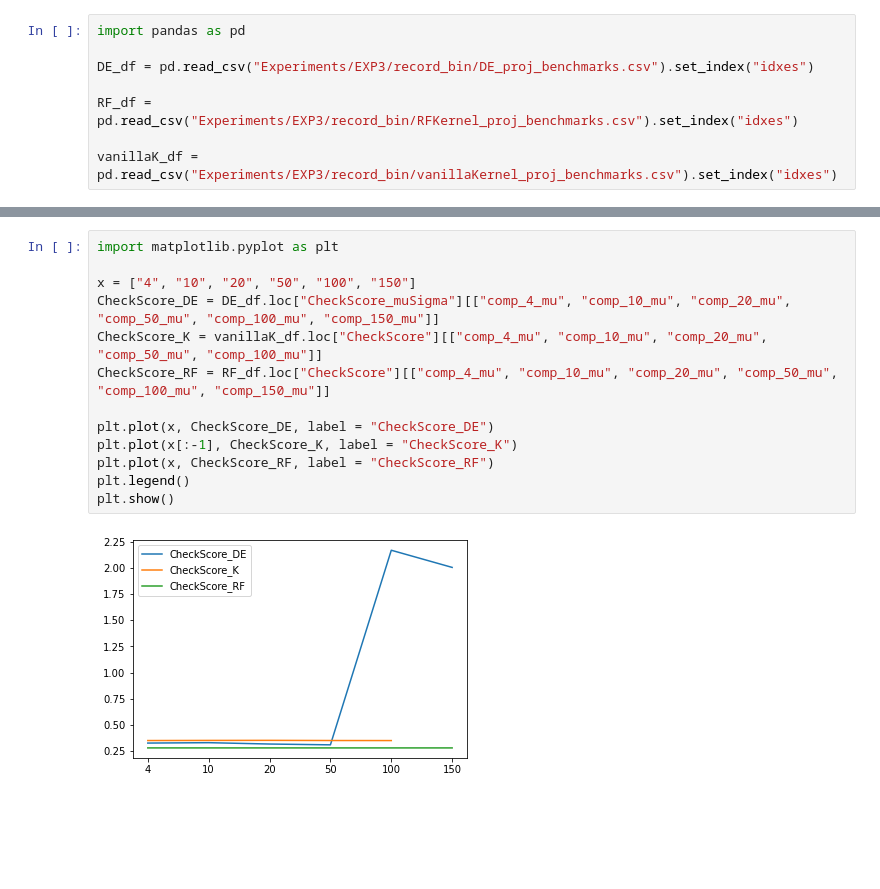
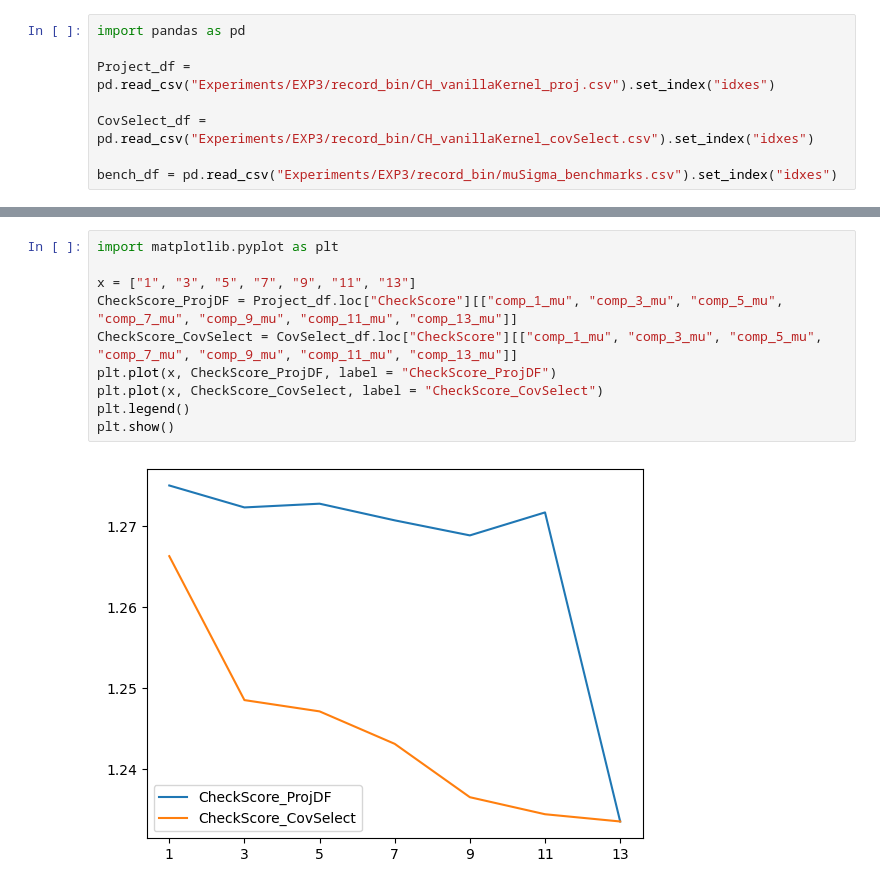
Before and after one commit to TurquoiseKitty/CalibrationOfficial, a Jupyter notebook: EXP3_projPlot.ipynb, the cells around one changed output, grey strips where cells are left out. Cells and saved outputs as stored; diff of their text form; blank space fills up the shorter version.

```diff
--- a/EXP3_projPlot.ipynb
+++ b/EXP3_projPlot.ipynb
@@ -1,11 +1,11 @@
 # %%
 import pandas as pd
 
-DE_df = pd.read_csv("Experiments/EXP3/record_bin/DE_proj_benchmarks.csv").set_index("idxes")
+Project_df = pd.read_csv("Experiments/EXP3/record_bin/CH_vanillaKernel_proj.csv").set_index("idxes")
 
-RF_df = pd.read_csv("Experiments/EXP3/record_bin/RFKernel_proj_benchmarks.csv").set_index("idxes")
+CovSelect_df = pd.read_csv("Experiments/EXP3/record_bin/CH_vanillaKernel_covSelect.csv").set_index("idxes")
 
-vanillaK_df = pd.read_csv("Experiments/EXP3/record_bin/vanillaKernel_proj_benchmarks.csv").set_index("idxes")
+bench_df = pd.read_csv("Experiments/EXP3/record_bin/muSigma_benchmarks.csv").set_index("idxes")
 # %%
 import matplotlib.pyplot as plt
 
@@ -39,15 +56,12 @@ plt.show()
 # %%
 import matplotlib.pyplot as plt
 
-x = ["4", "10", "20", "50", "100", "150"]
-CheckScore_DE = DE_df.loc["CheckScore_muSigma"][["comp_4_mu", "comp_10_mu", "comp_20_mu", "comp_50_mu", "comp_100_mu", "comp_150_mu"]]
-CheckScore_K = vanillaK_df.loc["CheckScore"][["comp_4_mu", "comp_10_mu", "comp_20_mu", "comp_50_mu", "comp_100_mu"]]
-CheckScore_RF = RF_df.loc["CheckScore"][["comp_4_mu", "comp_10_mu", "comp_20_mu", "comp_50_mu", "comp_100_mu", "comp_150_mu"]]
-
-plt.plot(x, CheckScore_DE, label = "CheckScore_DE")
-plt.plot(x[:-1], CheckScore_K, label = "CheckScore_K")
-plt.plot(x, CheckScore_RF, label = "CheckScore_RF")
+x = ["1", "3", "5", "7", "9", "11", "13"]
+CheckScore_ProjDF = Project_df.loc["CheckScore"][["comp_1_mu", "comp_3_mu", "comp_5_mu", "comp_7_mu", "comp_9_mu", "comp_11_mu", "comp_13_mu"]]
+CheckScore_CovSelect = CovSelect_df.loc["CheckScore"][["comp_1_mu", "comp_3_mu", "comp_5_mu", "comp_7_mu", "comp_9_mu", "comp_11_mu", "comp_13_mu"]]
+plt.plot(x, CheckScore_ProjDF, label = "CheckScore_ProjDF")
+plt.plot(x, CheckScore_CovSelect, label = "CheckScore_CovSelect")
 plt.legend()
 plt.show()
 # %% [output]
-[figure, old version]
+[figure, new version]
```
Also changed, not shown: parts of 5 cells of this notebook, 31 other files.
